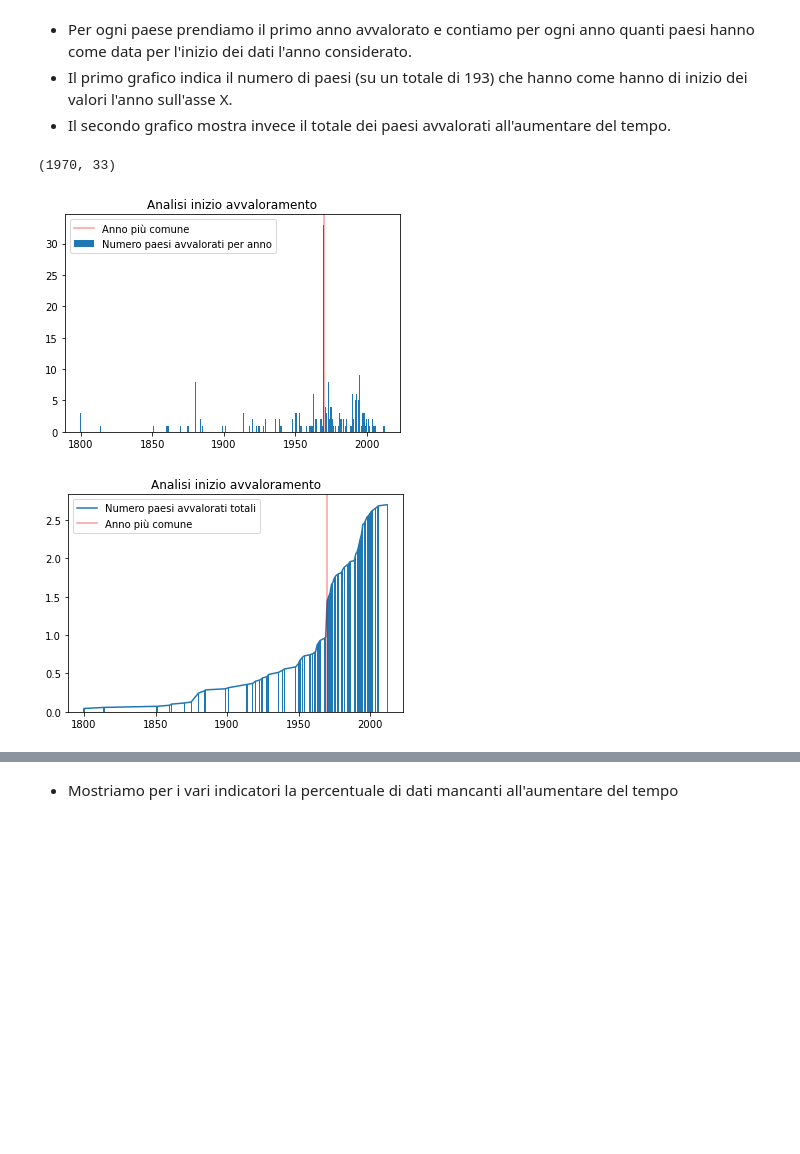
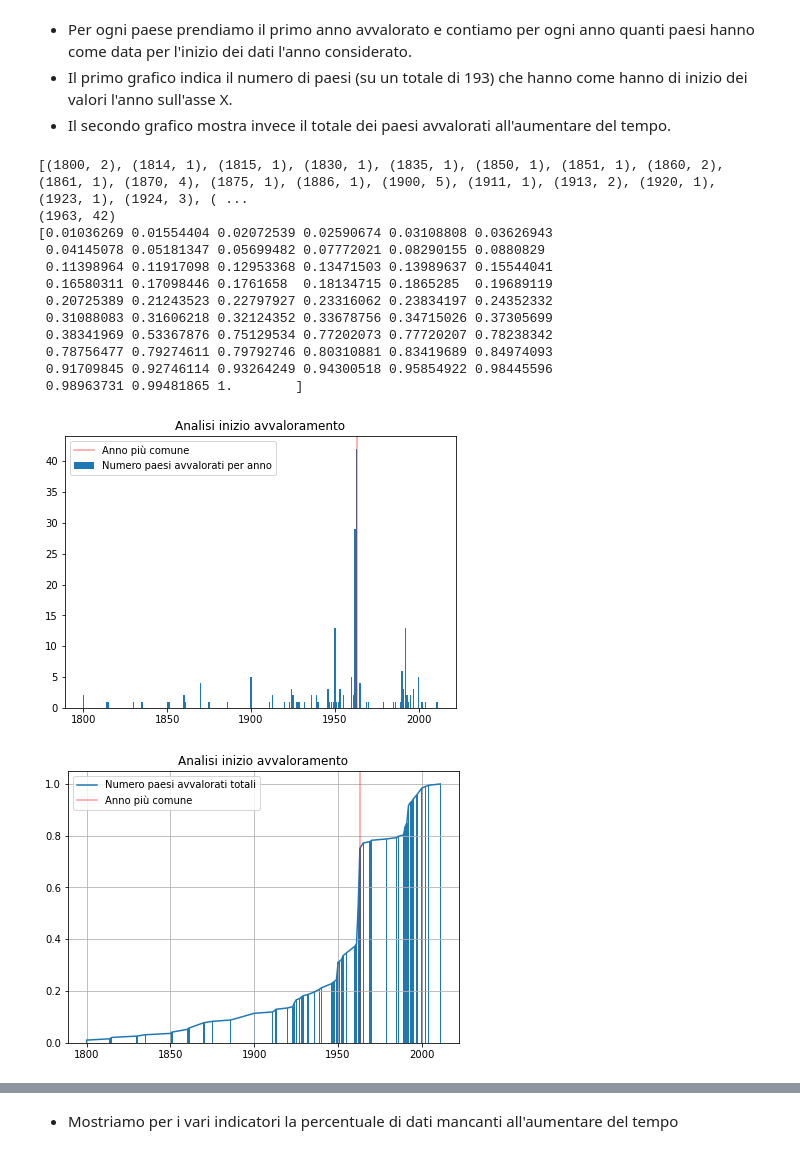
Before and after one commit to holderekt/world-analysis, a Jupyter notebook: data_mining.ipynb, the cells around one changed output, grey strips where cells are left out. Drawn from its saved outputs; the diff is of its cells as text; code cells hidden in the pictures; blank space fills up the shorter version.

```diff
--- a/data_mining.ipynb
+++ b/data_mining.ipynb
@@ -109,45 +109,67 @@ rate_dt = dt.loc[dt['code'] == 'GGXWDG_GDP']
 - Il primo grafico indica il numero di paesi (su un totale di 193) che hanno come hanno di inizio dei valori l'anno sull'asse X.
 - Il secondo grafico mostra invece il totale dei paesi avvalorati all'aumentare del tempo.
 # %%
-year_counter = rate_dt.iloc[:,2:].apply(pd.Series.first_valid_index, axis=1).to_numpy(dtype=np.int64)
+DATASET = prod_dt
+year_counter = DATASET.iloc[:,2:].apply(pd.Series.first_valid_index, axis=1).to_numpy(dtype=np.int64)
 year_counter = np.sort(year_counter)
+
+
 
 counts = Counter(year_counter)
 data = sorted(counts.items())
 
+print(data)
+
 print(counts.most_common()[0])
 x = [el[0] for el in data]
 y = [el[1] for el in data]
+
+
+
 
 new_y = []
 
 for i in range(len(y)):
     value = 0
     for j in range(0,i+1):
         value = value + y[j]
     new_y.append(value)
 
 
 
-new_y = np.array(new_y) / len(data)
+new_y = np.array(new_y) / len(DATASET.loc[:,'name'])
 
+print(new_y)
 
+plt.rcParams["figure.figsize"] = (7,5)
 plt.title("Analisi inizio avvaloramento")
 plt.bar(x,y, label='Numero paesi avvalorati per anno')
 plt.axvline(x=counts.most_common()[0][0], color='r', label='Anno più comune', alpha=0.4)
 plt.legend()
 plt.show()
 
 plt.title("Analisi inizio avvaloramento")
 plt.bar(x, new_y)
 plt.plot(x,new_y, label='Numero paesi avvalorati totali')
 plt.axvline(x=counts.most_common()[0][0], color='r', label='Anno più comune', alpha=0.4)
 plt.legend()
+plt.grid()
 plt.show()
 # %% [output]
-(1970, 33)
+[(1800, 2), (1814, 1), (1815, 1), (1830, 1), (1835, 1), (1850, 1), (1851, 1), (1860, 2), (1861, 1), (1870, 4), (1875, 1), (1886, 1), (1900, 5), (1911, 1), (1913, 2), (1920, 1), (1923, 1), (1924, 3), ( ...
+(1963, 42)
+[0.01036269 0.01554404 0.02072539 0.02590674 0.03108808 0.03626943
+ 0.04145078 0.05181347 0.05699482 0.07772021 0.08290155 0.0880829
+ 0.11398964 0.11917098 0.12953368 0.13471503 0.13989637 0.15544041
+ 0.16580311 0.17098446 0.1761658  0.18134715 0.1865285  0.19689119
+ 0.20725389 0.21243523 0.22797927 0.23316062 0.23834197 0.24352332
+ 0.31088083 0.31606218 0.32124352 0.33678756 0.34715026 0.37305699
+ 0.38341969 0.53367876 0.75129534 0.77202073 0.77720207 0.78238342
+ 0.78756477 0.79274611 0.79792746 0.80310881 0.83419689 0.84974093
+ 0.91709845 0.92746114 0.93264249 0.94300518 0.95854922 0.98445596
+ 0.98963731 0.99481865 1.        ]
-[figure, old version]
+[figure, new version]
-[figure, old version]
+[figure, new version]
 # %%
 prod_dt.describe()
 # %% [output]
```
Also changed, not shown: parts of 19 cells of this notebook, 7 other files.
